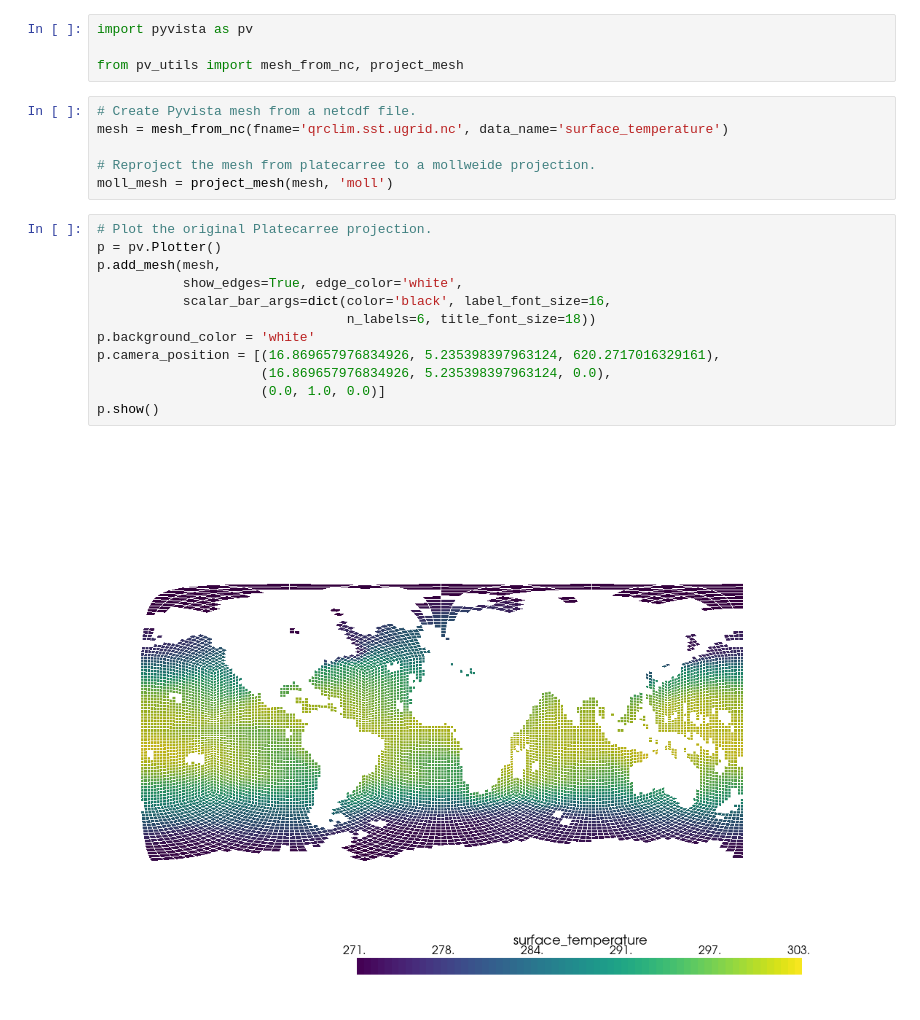
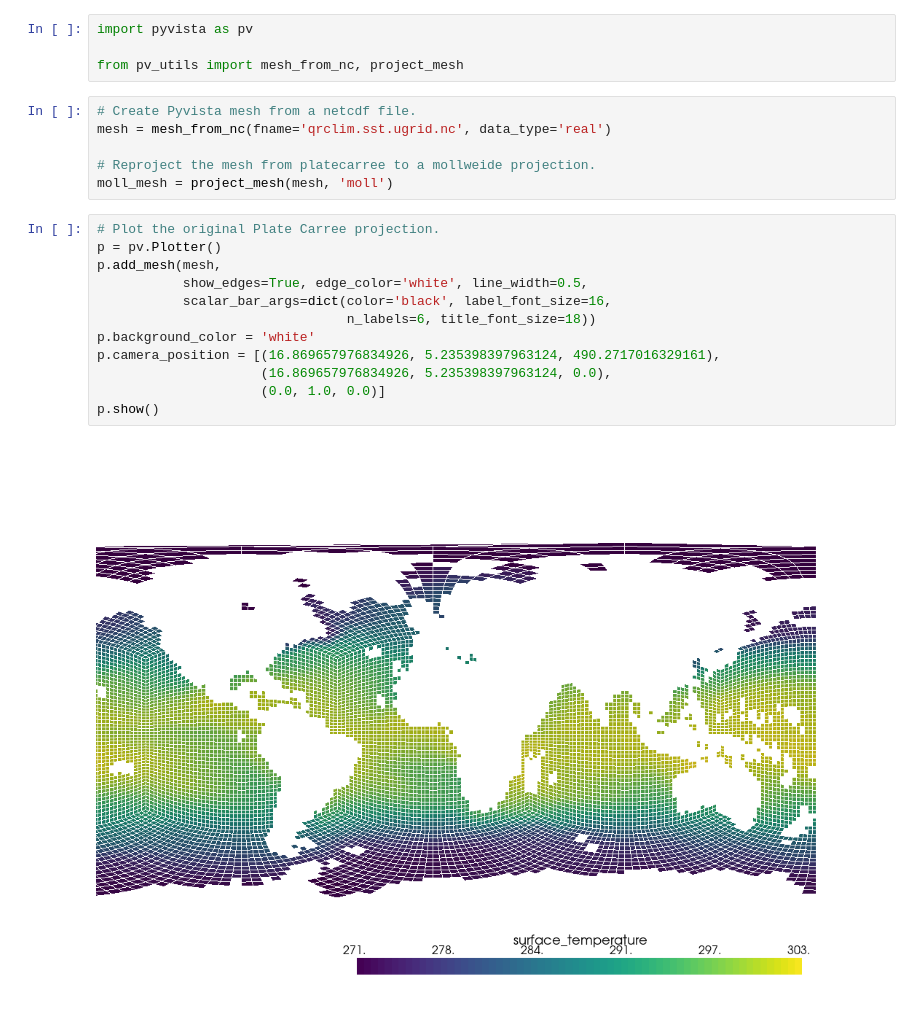
Before and after one commit to lbdreyer/poc-ngvat, a Jupyter notebook: polydata_map_projections.ipynb, the cells around one changed output. Saved outputs shown, nothing was run; the diff lists cells and outputs as text.

```diff
--- a/polydata_map_projections.ipynb
+++ b/polydata_map_projections.ipynb
@@ -6,24 +6,24 @@ import pyvista as pv
 from pv_utils import mesh_from_nc, project_mesh
 # %%
 # Create Pyvista mesh from a netcdf file.
-mesh = mesh_from_nc(fname='qrclim.sst.ugrid.nc', data_name='surface_temperature')
+mesh = mesh_from_nc(fname='qrclim.sst.ugrid.nc', data_type='real')
 
 # Reproject the mesh from platecarree to a mollweide projection.
 moll_mesh = project_mesh(mesh, 'moll')
 # %%
-# Plot the original Platecarree projection.
+# Plot the original Plate Carree projection.
 p = pv.Plotter()
 p.add_mesh(mesh,
-           show_edges=True, edge_color='white',
+           show_edges=True, edge_color='white', line_width=0.5,
            scalar_bar_args=dict(color='black', label_font_size=16,
                                 n_labels=6, title_font_size=18))
 p.background_color = 'white'
-p.camera_position = [(16.869657976834926, 5.235398397963124, 620.2717016329161),
+p.camera_position = [(16.869657976834926, 5.235398397963124, 490.2717016329161),
                      (16.869657976834926, 5.235398397963124, 0.0),
                      (0.0, 1.0, 0.0)]
 p.show()
 # %% [output]
-[figure, old version]
+[figure, new version]
 # %%
 # Plot the Mollweide projection.
 p = pv.Plotter()
```
Also changed, not shown: parts of 3 cells of this notebook, 1 other file.
